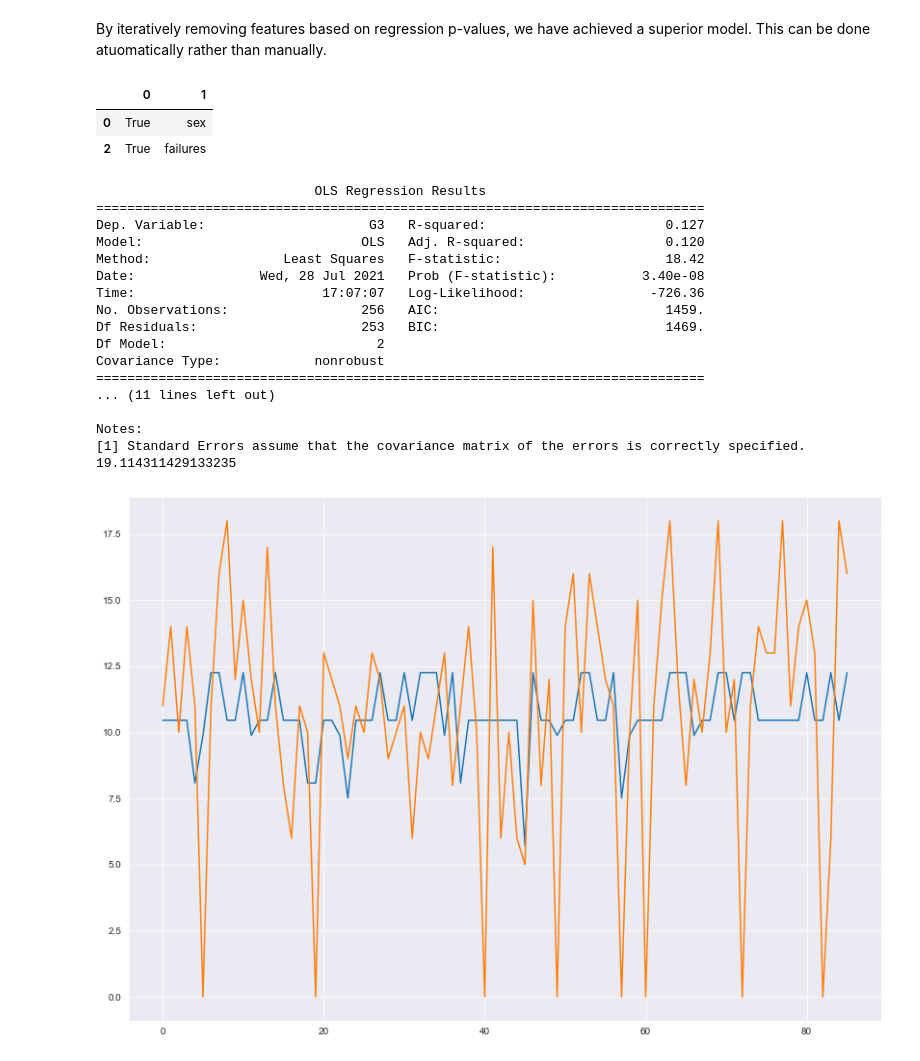
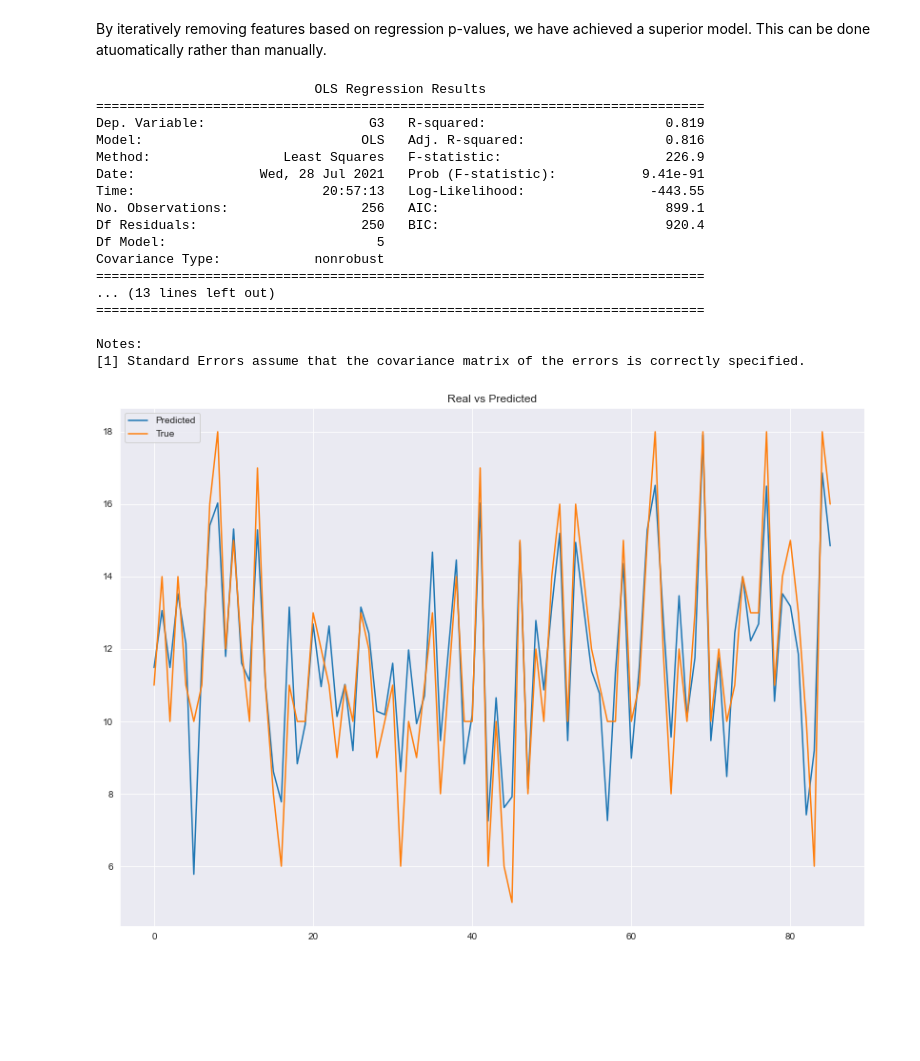
Before and after one commit to CamLadd/math_student_regression, a Jupyter notebook: math_grade_regression.ipynb, the cells around one changed output. Saved outputs shown, nothing was run; the diff lists cells and outputs as text; code cells hidden in the pictures; blank space fills up the shorter version.

```diff
--- a/math_grade_regression.ipynb
+++ b/math_grade_regression.ipynb
@@ -230,18 +234,24 @@ df_labeled_o = df_labeled[(z < 3).all(axis=1)]
 final_df = df_labeled_o
 
 
-X_train, X_test, y_train, y_test = train_test_split(final_df.drop(columns=['G2', 'G3', 'G1']), final_df.G3, random_state=3)
+X_train, X_test, y_train, y_test = train_test_split(final_df.drop(columns=['G3']), final_df.G3, random_state=3)
 
 # A constant is needed for the OLS model or else there will be biased
 mod = sm.OLS(y_train, sm.add_constant(X_train))
 res = mod.fit()
 print(res.summary())
 
-from sklearn.linear_model import LinearRegression
+from sklearn.feature_selection import RFE
+estimator = LinearRegression()
+selector = RFE(estimator, n_features_to_select=5, step=1)
+selector = selector.fit(X_train, y_train)
+y_pred = selector.predict(X_test)
 
-reg = LinearRegression().fit(X_train, y_train)
-y_pred = reg.predict(X_test)
-mean_squared_error(y_pred, y_test.values)
+remaining_features = zip(list(selector.support_), list(final_df.columns))
+
+final_features = pd.DataFrame(remaining_features)
+features_5 = final_features[final_features[0] == True]
+display(features_5)
 # %% [output]
                             OLS Regression Results
 ==============================================================================
@@ -264,55 +279,44 @@ Notes:
 # %% [markdown]
 By iteratively removing features based on regression p-values, we have achieved a superior model. This can be done atuomatically rather than manually.
-# %%
-from sklearn.feature_selection import RFE
-estimator = LinearRegression()
-selector = RFE(estimator, n_features_to_select=2, step=1)
-selector = selector.fit(X_train, y_train)
-y_pred = selector.predict(X_test)
-remaining_features = zip(list(selector.support_), list(final_df.columns))
-
-final_features = pd.DataFrame(remaining_features)
-features_2 = final_features[final_features[0] == True]
-display(features_2)
-# %% [output]
-|  | 0 | 1 |
-| 0 | True | sex |
-| 2 | True | failures |
 # %%
-final_df = df_labeled_o[['sex', 'failures']]
-X_train, X_test, y_train, y_test = train_test_split(final_df, df_labeled_o.G3, random_state=3)
+final_df = df_labeled_o[['sex','failures', 'schoolsup', 'G1', 'G2']]
+
+X_train, X_test, y_train, y_test = train_test_split(final_df, df_labeled_o['G3'].replace(0, int(df_labeled_o.G3.mean())), random_state=3)
 
 # A constant is needed for the OLS model or else there will be biased
 mod = sm.OLS(y_train, sm.add_constant(X_train))
 res = mod.fit()
 print(res.summary())
 
 from sklearn.linear_model import LinearRegression
+from sklearn.metrics import mean_absolute_error
 
 reg = LinearRegression().fit(X_train, y_train)
 y_pred = reg.predict(X_test)
-print(mean_squared_error(y_pred, y_test.values))
+
 
 fig, ax = plt.subplots(figsize=(14,10))
-ax.plot(y_pred)
-ax.plot(y_test.values)
+ax.plot(y_pred, label='Predicted')
+ax.plot(y_test.values, label='True')
+plt.legend()
+ax.set_title('Real vs Predicted')
 fig.show()
 # %% [output]
                             OLS Regression Results
 ==============================================================================
-Dep. Variable:                     G3   R-squared:                       0.127
-Model:                            OLS   Adj. R-squared:                  0.120
-Method:                 Least Squares   F-statistic:                     18.42
-Date:                Wed, 28 Jul 2021   Prob (F-statistic):           3.40e-08
-Time:                        17:07:07   Log-Likelihood:                -726.36
-No. Observations:                 256   AIC:                             1459.
-Df Residuals:                     253   BIC:                             1469.
-Df Model:                           2
+Dep. Variable:                     G3   R-squared:                       0.819
+Model:                            OLS   Adj. R-squared:                  0.816
+Method:                 Least Squares   F-statistic:                     226.9
+Date:                Wed, 28 Jul 2021   Prob (F-statistic):           9.41e-91
+Time:                        20:57:13   Log-Likelihood:                -443.55
+No. Observations:                 256   AIC:                             899.1
+Df Residuals:                     250   BIC:                             920.4
+Df Model:                           5
 Covariance Type:            nonrobust
 ==============================================================================
-... (11 lines left out)
+... (13 lines left out)
+==============================================================================
 
 Notes:
 [1] Standard Errors assume that the covariance matrix of the errors is correctly specified.
-19.114311429133235
-[figure, old version]
+[figure, new version]
```
Also changed, not shown: parts of 10 cells of this notebook.
